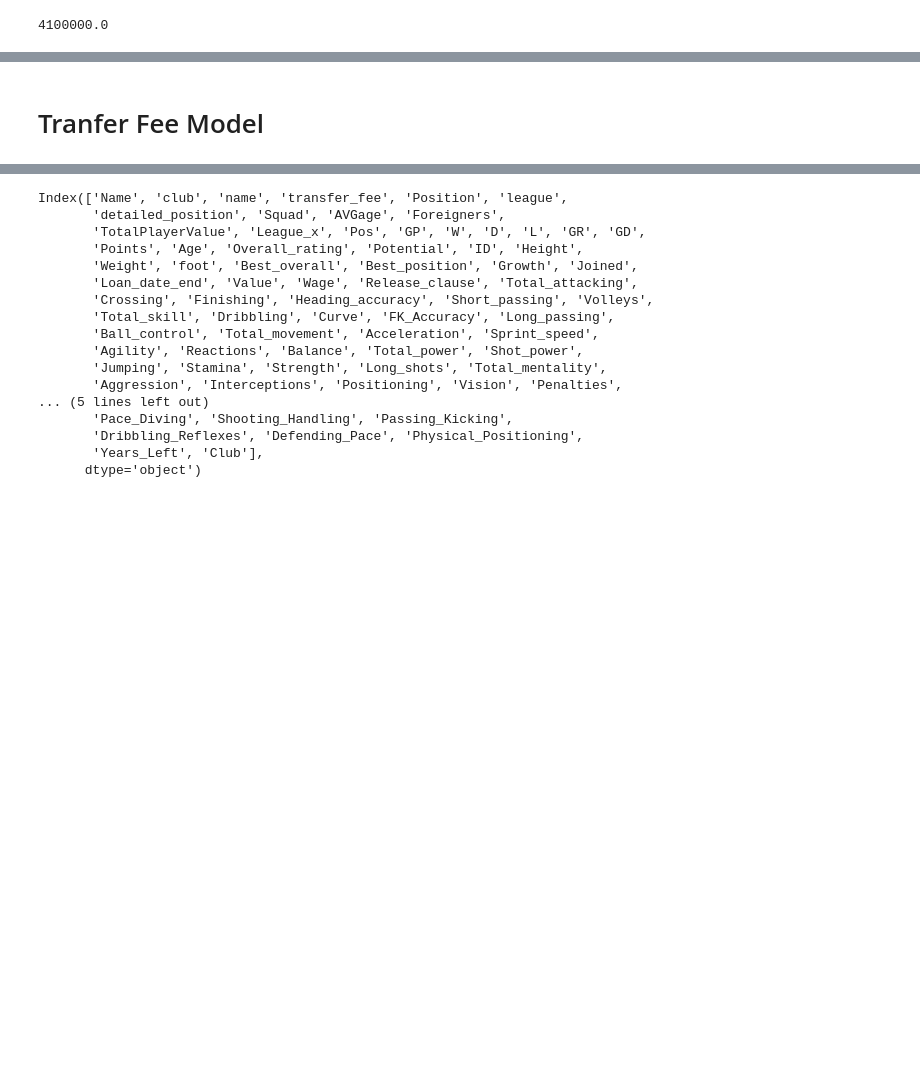
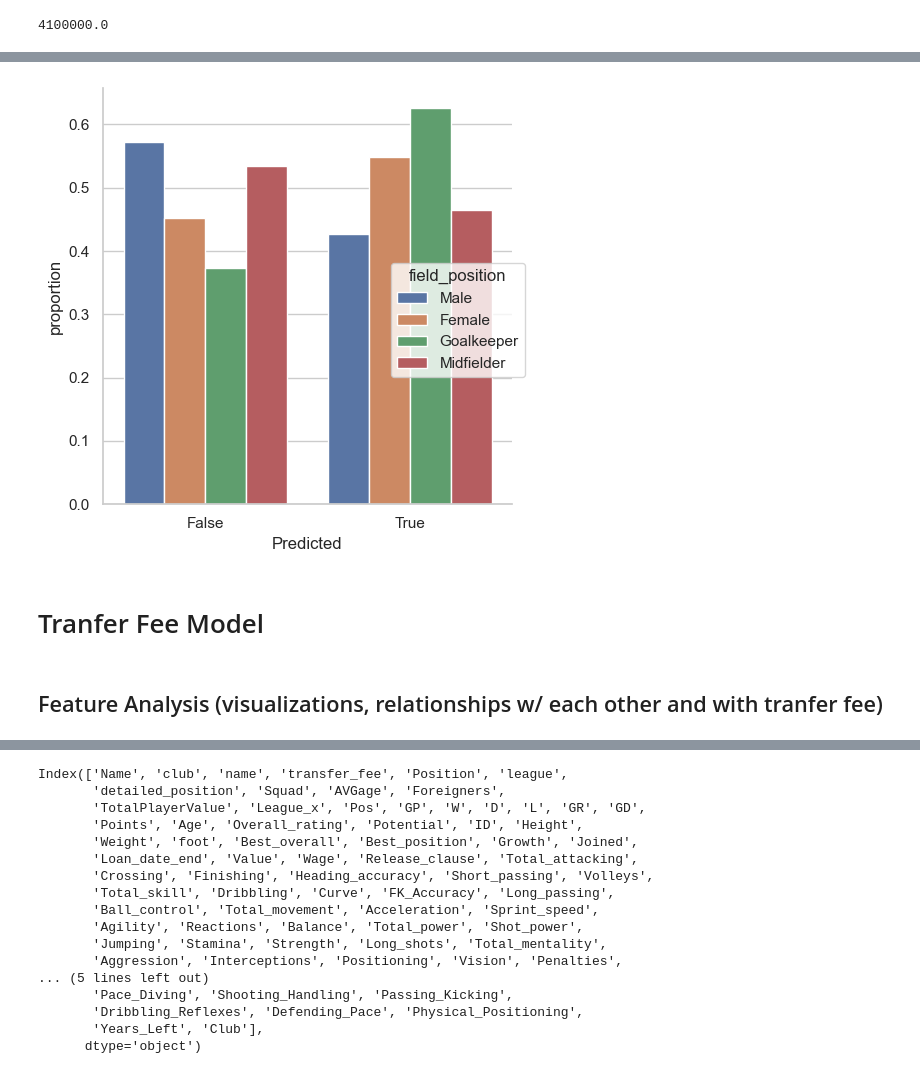
Before and after one commit to aymankhan2003/Market-Value-Predictor, a Jupyter notebook: Project.ipynb, the cells around one changed output, grey strips where cells are left out. Cells and saved outputs as stored; diff of their text form; code cells hidden in the pictures; blank space fills up the shorter version.

```diff
--- a/Project.ipynb
+++ b/Project.ipynb
@@ -509,0 +645,2 @@ clf_class.fit(X_train_all, y_train_all)
+# %%
+bias_ds_statParity = bias_ds.groupby(["field_position"], as_index=False)["Predicted"].value_counts(normalize = True) #normalize = True not working sadly
@@ -510,5 +659,18 @@ clf_class.fit(X_train_all, y_train_all)
+# %%
+sns.set_theme(style="whitegrid")
+
+p = sns.catplot(data = bias_ds_statParity, kind = "bar", x = "Predicted", y = "proportion", hue = "field_position", legend_out = False)
+new_labels = ['Male', 'Female']
+for t, l in zip(p._legend.texts, new_labels):
+    t.set_text(l)
+
+sns.move_legend(p, "center right")
+# %% [output]
+[figure, added]
 # %% [markdown]
 # Tranfer Fee Model
+# %% [markdown]
+## Feature Analysis (visualizations, relationships w/ each other and with tranfer fee)
 # %%
 tf_data = pd.read_csv("TM_MV_Club.csv")
 # %%
```
Also changed, not shown: parts of 53 cells of this notebook.
